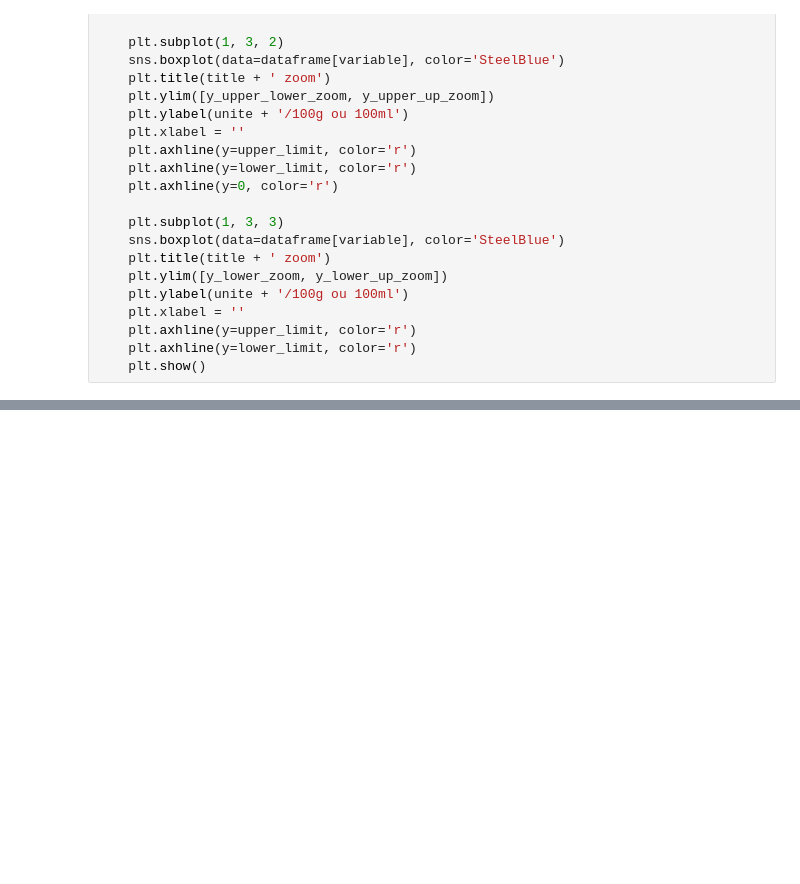
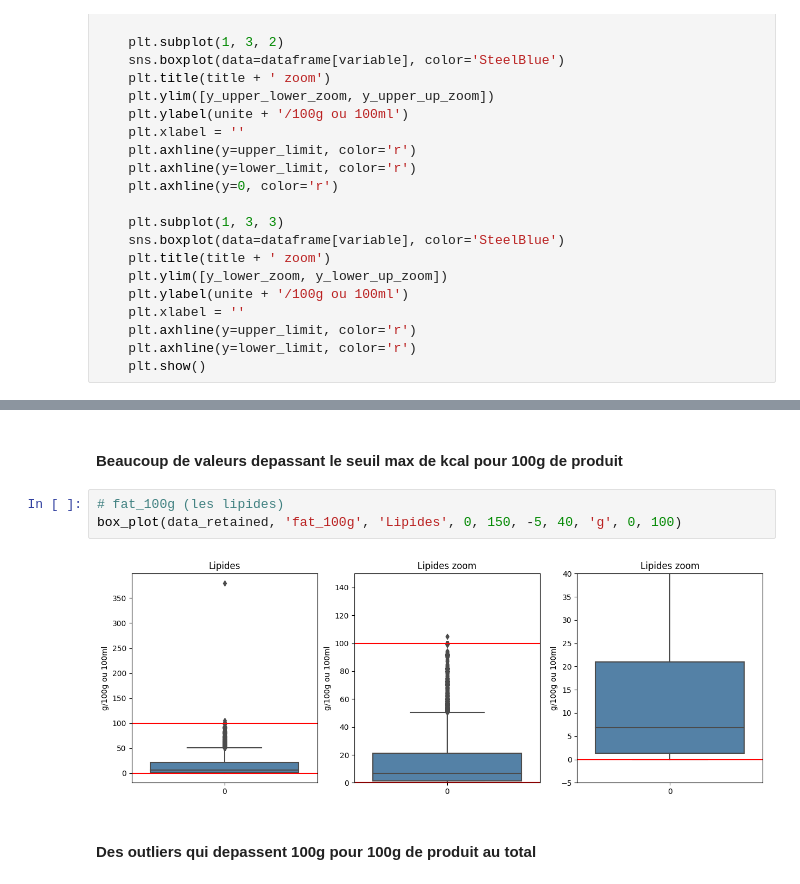
Before and after one commit to TheoChastrePradat/OC_DataScientist_P3, a Jupyter notebook: Projet_3/Script/OpenFoodFacts.ipynb, the cells around one changed output, grey strips where cells are left out. Drawn from its saved outputs; the diff is of its cells as text; blank space fills up the shorter version.

```diff
--- a/Projet_3/Script/OpenFoodFacts.ipynb
+++ b/Projet_3/Script/OpenFoodFacts.ipynb
@@ -1001,0 +1002,9 @@ box_plot(data_retained, 'energy_100g', 'Energie nutritionnelle', 0, 2000, -5, -1
+# %% [markdown]
+#### Beaucoup de valeurs depassant le seuil max de kcal pour 100g de produit
+# %%
+# fat_100g (les lipides)
+box_plot(data_retained, 'fat_100g', 'Lipides', 0, 150, -5, 40, 'g', 0, 100)
+# %% [output]
+[figure, added]
+# %% [markdown]
+#### Des outliers qui depassent 100g pour 100g de produit au total
```
Also changed, not shown: parts of 1 cell of this notebook.
